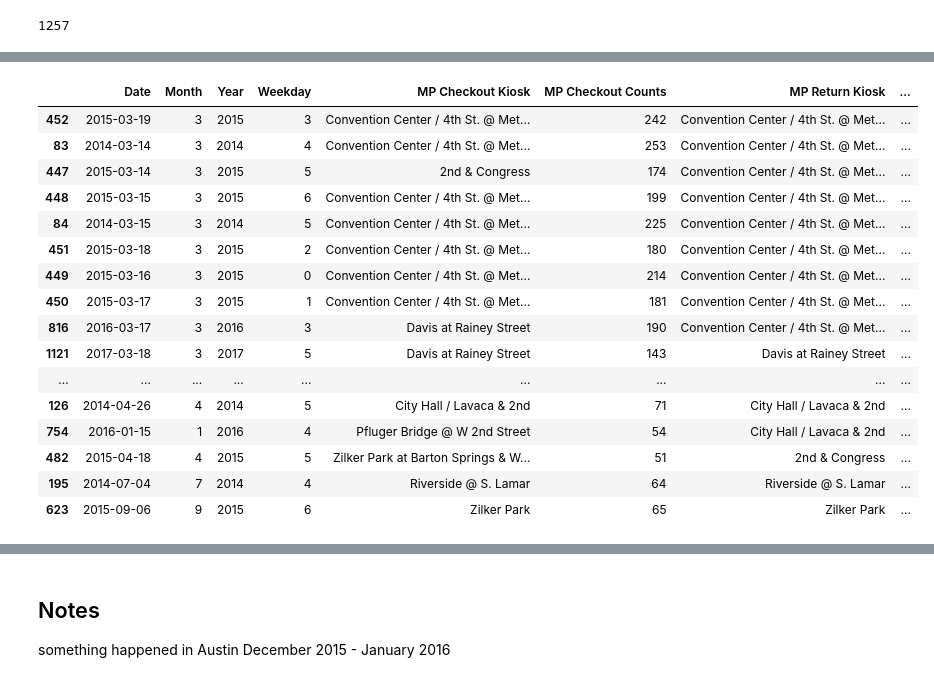
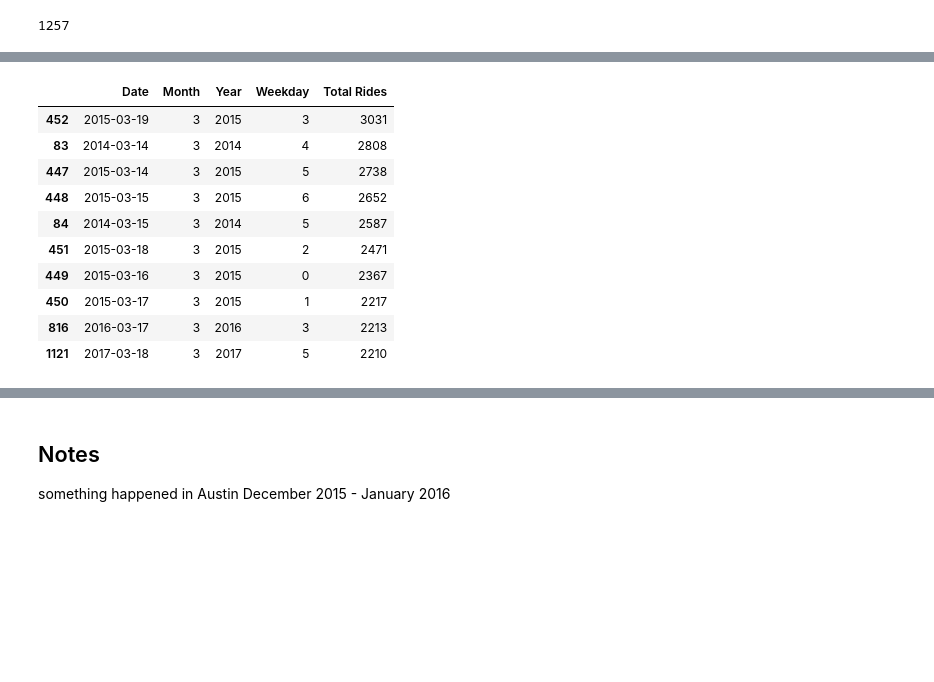
Before and after one commit to danny305/Austin-bike-project, a Jupyter notebook: Danny_Feature_Engr.ipynb, the cells around one changed output, grey strips where cells are left out. Cells and saved outputs as stored; diff of their text form; code cells hidden in the pictures; blank space fills up the shorter version.

Commit message:
Made a new dataframe. Still engineering the features to the correct data type. Need to figure out how to replace a value in a column with the weighted average of the other values in that column.

```diff
--- a/Danny_Feature_Engr.ipynb
+++ b/Danny_Feature_Engr.ipynb
@@ -151,7 +157,30 @@ rides_each_day = cycle_df.groupby('Checkout Date')
 # print(np.sum(total_rides))
 
 #weekday() returns monday as 0 and sunday as 6
-day_stats = pd.DataFrame([
+
+"""This code works it returns in descending order the Checkout and Return kiosks counts and names"""
+# day_stats = pd.DataFrame(
+# [
+#     (date.date(),date.date().month, date.date().year, date.weekday(),
+#      group['Checkout Kiosk'].value_counts().index[index],
+#      group['Checkout Kiosk'].value_counts()[index],
+#      group['Return Kiosk'].value_counts().index[index],
+#      group['Return Kiosk'].value_counts()[index],
+#      len(group))
+#     for date,group in rides_each_day
+#         for index,(_,_) in enumerate(zip(group['Checkout Kiosk'].value_counts(),
+#                                          group['Return Kiosk'].value_counts()
+#                                         )
+#                                     )
+# ],
+#     columns=['Date','Month','Year','Weekday',
+#             'Checkout Kiosk', "Checkout Counts",
+#             'Return Kiosk', "Return Counts",
+#             'Total Rides'])
+
+
+day_stats = pd.DataFrame(
+[
     (date.date(),date.date().month, date.date().year, date.weekday(),
      group['Checkout Kiosk'].value_counts().index[0],
      group['Checkout Kiosk'].value_counts()[0],
@@ -159,10 +188,16 @@ day_stats = pd.DataFrame([
      group['Return Kiosk'].value_counts()[0],
      len(group))
     for date,group in rides_each_day
-], columns=['Date','Month','Year','Weekday',
-            'MP Checkout Kiosk', "MP Checkout Counts",
+],
+    columns=['Date','Month','Year','Weekday',
+            'MP Checkout Kiosk', " MP Checkout Counts",
             'MP Return Kiosk', "MP Return Counts",
             'Total Rides'])
 
-day_stats.sort_values('Total Rides', ascending=False).head(100)
+day_stats = day_stats[['Date','Month','Year','Weekday','Total Rides']]
+day_stats['Date'] = pd.to_datetime(
+    day_stats['Date'], infer_datetime_format=True
+    ).dt.normalize()
+
+day_stats.sort_values('Total Rides', ascending=False).head(10)
 # %% [output]
@@ -186,20 +204,14 @@ Name: Checkout Kiosk, dtype: int64
-|  | Date | Month | Year | Weekday | MP Checkout Kiosk | MP Checkout Counts | MP Return Kiosk | ... |
-| 452 | 2015-03-19 | 3 | 2015 | 3 | Convention Center / 4th St. @ Met... | 242 | Convention Center / 4th St. @ Met... | ... |
-| 83 | 2014-03-14 | 3 | 2014 | 4 | Convention Center / 4th St. @ Met... | 253 | Convention Center / 4th St. @ Met... | ... |
-| 447 | 2015-03-14 | 3 | 2015 | 5 | 2nd & Congress | 174 | Convention Center / 4th St. @ Met... | ... |
-| 448 | 2015-03-15 | 3 | 2015 | 6 | Convention Center / 4th St. @ Met... | 199 | Convention Center / 4th St. @ Met... | ... |
-| 84 | 2014-03-15 | 3 | 2014 | 5 | Convention Center / 4th St. @ Met... | 225 | Convention Center / 4th St. @ Met... | ... |
-| 451 | 2015-03-18 | 3 | 2015 | 2 | Convention Center / 4th St. @ Met... | 180 | Convention Center / 4th St. @ Met... | ... |
-| 449 | 2015-03-16 | 3 | 2015 | 0 | Convention Center / 4th St. @ Met... | 214 | Convention Center / 4th St. @ Met... | ... |
-| 450 | 2015-03-17 | 3 | 2015 | 1 | Convention Center / 4th St. @ Met... | 181 | Convention Center / 4th St. @ Met... | ... |
-| 816 | 2016-03-17 | 3 | 2016 | 3 | Davis at Rainey Street | 190 | Convention Center / 4th St. @ Met... | ... |
-| 1121 | 2017-03-18 | 3 | 2017 | 5 | Davis at Rainey Street | 143 | Davis at Rainey Street | ... |
-| ... | ... | ... | ... | ... | ... | ... | ... | ... |
-| 126 | 2014-04-26 | 4 | 2014 | 5 | City Hall / Lavaca & 2nd | 71 | City Hall / Lavaca & 2nd | ... |
-| 754 | 2016-01-15 | 1 | 2016 | 4 | Pfluger Bridge @ W 2nd Street | 54 | City Hall / Lavaca & 2nd | ... |
-| 482 | 2015-04-18 | 4 | 2015 | 5 | Zilker Park at Barton Springs & W... | 51 | 2nd & Congress | ... |
-| 195 | 2014-07-04 | 7 | 2014 | 4 | Riverside @ S. Lamar | 64 | Riverside @ S. Lamar | ... |
-| 623 | 2015-09-06 | 9 | 2015 | 6 | Zilker Park | 65 | Zilker Park | ... |
+|  | Date | Month | Year | Weekday | Total Rides |
+| 452 | 2015-03-19 | 3 | 2015 | 3 | 3031 |
+| 83 | 2014-03-14 | 3 | 2014 | 4 | 2808 |
+| 447 | 2015-03-14 | 3 | 2015 | 5 | 2738 |
+| 448 | 2015-03-15 | 3 | 2015 | 6 | 2652 |
+| 84 | 2014-03-15 | 3 | 2014 | 5 | 2587 |
+| 451 | 2015-03-18 | 3 | 2015 | 2 | 2471 |
+| 449 | 2015-03-16 | 3 | 2015 | 0 | 2367 |
+| 450 | 2015-03-17 | 3 | 2015 | 1 | 2217 |
+| 816 | 2016-03-17 | 3 | 2016 | 3 | 2213 |
+| 1121 | 2017-03-18 | 3 | 2017 | 5 | 2210 |
 # %%
 rides_each_month = cycle_df.groupby(['Month','Year'])
 
```
Also changed, not shown: parts of 7 cells of this notebook.
